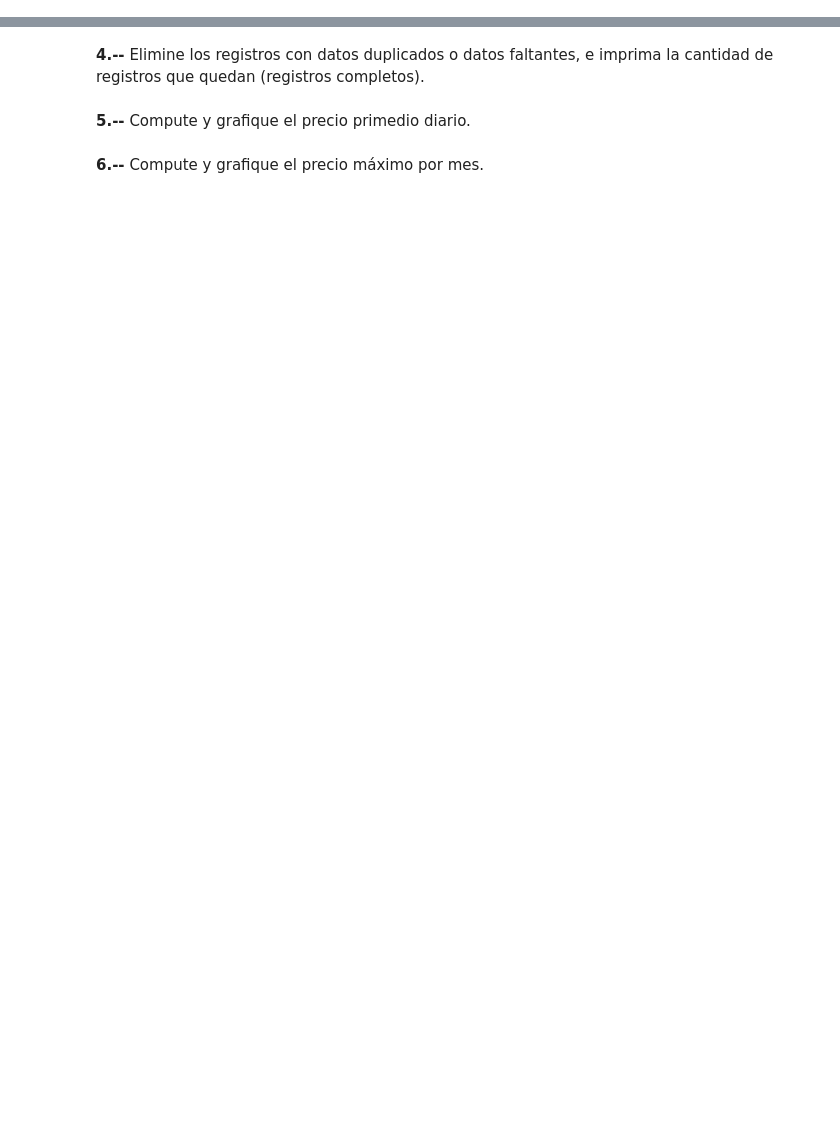
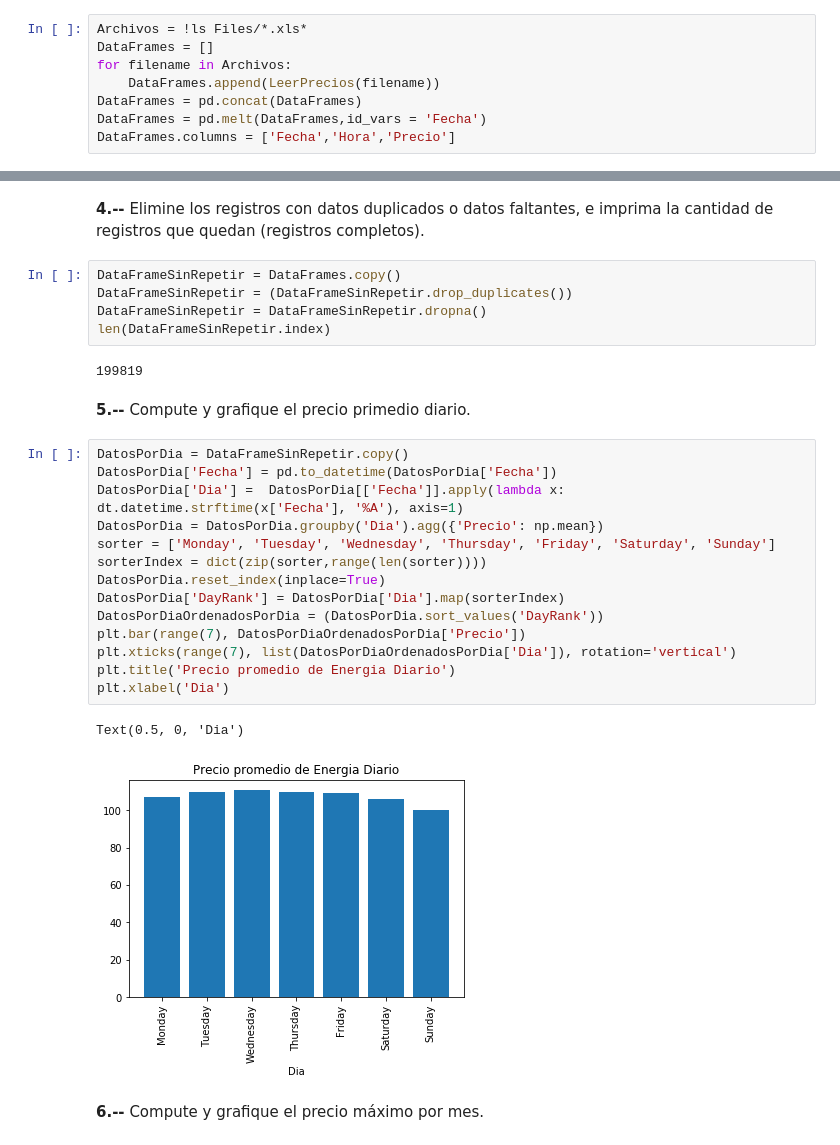
Before and after one commit to cda-2019-01/lab-analisis-exploratorio-de-datos-forgedk, a Jupyter notebook: LAB-precios-electricidad.ipynb, the cells around one changed output, grey strips where cells are left out. Cells and saved outputs as stored; diff of their text form; blank space fills up the shorter version.

```diff
--- a/LAB-precios-electricidad.ipynb
+++ b/LAB-precios-electricidad.ipynb
@@ -33,0 +27,8 @@ dfs = pd.melt(dfs,id_vars='Fecha')
+# %%
+Archivos = !ls Files/*.xls*
+DataFrames = []
+for filename in Archivos:
+    DataFrames.append(LeerPrecios(filename))
+DataFrames = pd.concat(DataFrames)
+DataFrames = pd.melt(DataFrames,id_vars = 'Fecha')
+DataFrames.columns = ['Fecha','Hora','Precio']
@@ -38,6 +69,30 @@ dfs = pd.melt(dfs,id_vars='Fecha')
 # %% [markdown]
 **4.--** Elimine los registros con datos duplicados o datos faltantes, e imprima la cantidad de registros que quedan (registros completos).
+# %%
+DataFrameSinRepetir = DataFrames.copy()
+DataFrameSinRepetir = (DataFrameSinRepetir.drop_duplicates())
+DataFrameSinRepetir = DataFrameSinRepetir.dropna()
+len(DataFrameSinRepetir.index)
+# %% [output]
+199819
 # %% [markdown]
 **5.--** Compute y grafique el precio primedio diario.
+# %%
+DatosPorDia = DataFrameSinRepetir.copy()
+DatosPorDia['Fecha'] = pd.to_datetime(DatosPorDia['Fecha'])
+DatosPorDia['Dia'] =  DatosPorDia[['Fecha']].apply(lambda x: dt.datetime.strftime(x['Fecha'], '%A'), axis=1)
+DatosPorDia = DatosPorDia.groupby('Dia').agg({'Precio': np.mean})
+sorter = ['Monday', 'Tuesday', 'Wednesday', 'Thursday', 'Friday', 'Saturday', 'Sunday']
+sorterIndex = dict(zip(sorter,range(len(sorter))))
+DatosPorDia.reset_index(inplace=True)
+DatosPorDia['DayRank'] = DatosPorDia['Dia'].map(sorterIndex)
+DatosPorDiaOrdenadosPorDia = (DatosPorDia.sort_values('DayRank'))
+plt.bar(range(7), DatosPorDiaOrdenadosPorDia['Precio'])
+plt.xticks(range(7), list(DatosPorDiaOrdenadosPorDia['Dia']), rotation='vertical')
+plt.title('Precio promedio de Energia Diario')
+plt.xlabel('Dia')
+# %% [output]
+Text(0.5, 0, 'Dia')
+[figure, added]
 # %% [markdown]
 **6.--** Compute y grafique el precio máximo por mes.
```
Also changed, not shown: parts of 9 cells of this notebook.
